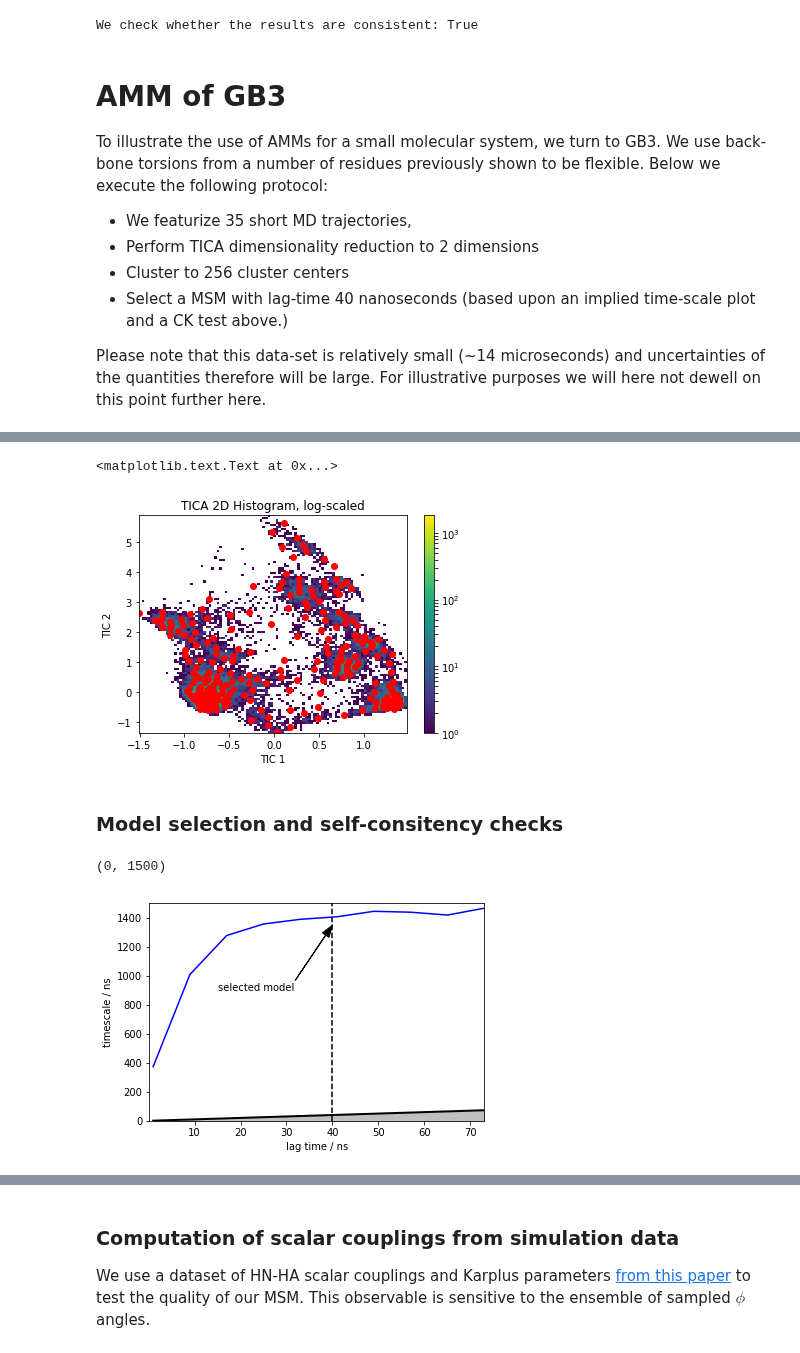
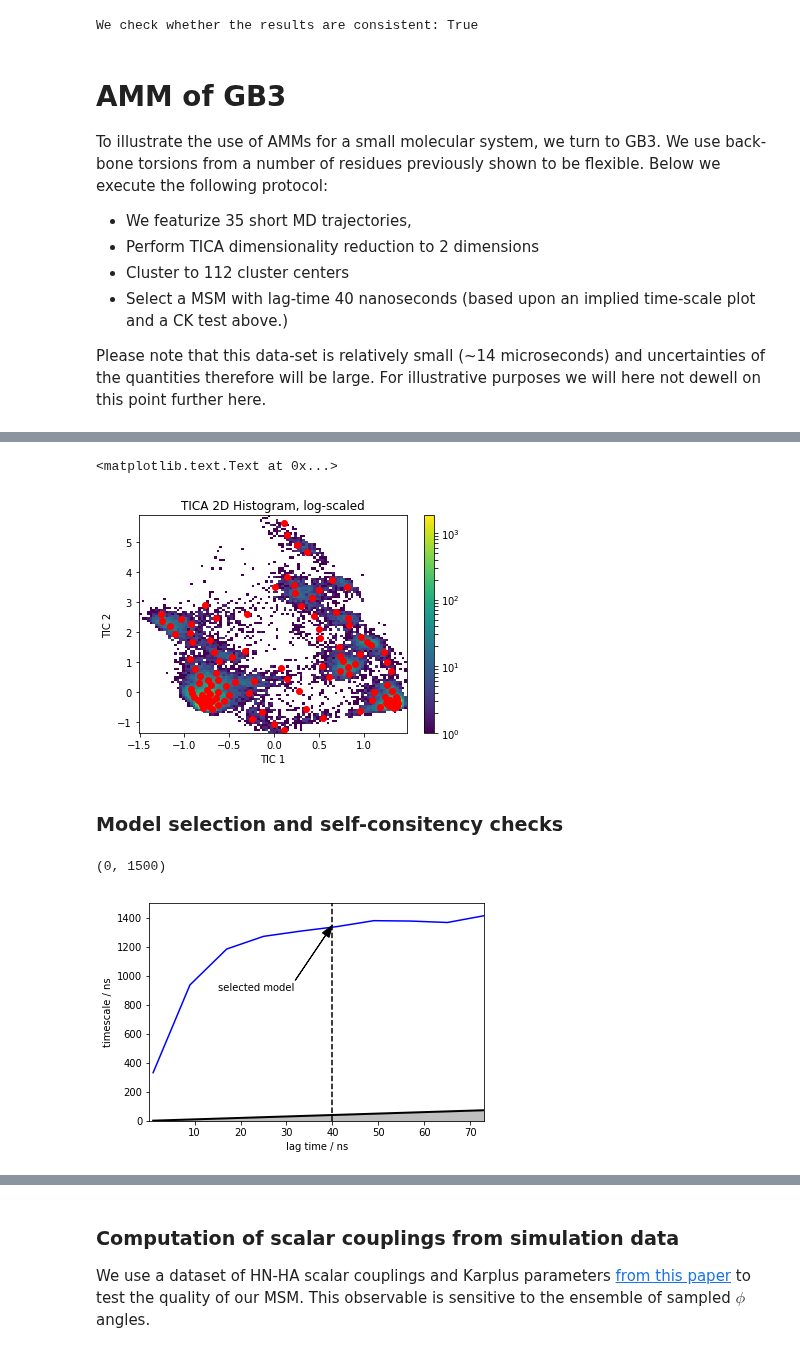
Before and after one commit to markovmodel/PyEMMA_IPython, a Jupyter notebook: methods/amm/augmented_markov_model_walkthrough.ipynb, the cells around one changed output, grey strips where cells are left out. Drawn from its saved outputs; the diff is of its cells as text; code cells hidden in the pictures.

```diff
--- a/methods/amm/augmented_markov_model_walkthrough.ipynb
+++ b/methods/amm/augmented_markov_model_walkthrough.ipynb
@@ -183,7 +179,7 @@ To illustrate the use of AMMs for a small molecular system, we turn to GB3. We u
 
 * We featurize 35 short MD trajectories,
 * Perform TICA dimensionality reduction to 2 dimensions
-* Cluster to 256 cluster centers
+* Cluster to 112 cluster centers
 * Select a MSM with lag-time 40 nanoseconds (based upon an implied time-scale plot and a CK test above.)
 
 Please note that this data-set is relatively small (~14 microseconds) and uncertainties of the quantities therefore will be large. For illustrative purposes we will here not dewell on this point further here.
@@ -202,7 +198,7 @@ Y = tica_obj.get_output() # get tica coordinates
 # %%
 pe.config.show_progress_bars = False
 Y_all = np.vstack(Y)
-n_clusters = 256 # number of k-means clusters
+n_clusters = 112 # number of k-means clusters
 
 clustering = pe.coordinates.cluster_kmeans(Y, k = n_clusters, max_iter = 100, stride = 10)
 
@@ -222,5 +218,5 @@ plt.title('TICA 2D Histogram, log-scaled')
 <matplotlib.text.Text at 0x...>
-[figure, old version]
+[figure, new version]
 # %% [markdown]
 ### Model selection and self-consitency checks
 # %%
@@ -235,7 +231,7 @@ plt.annotate("selected model", xy=(40, 1350), xytext=(15,900),
 plt.ylim([0,1500])
 # %% [output]
 (0, 1500)
-[figure, old version]
+[figure, new version]
 # %%
 M_gb3 = pe.msm.estimate_markov_model(dtrajs, lag=200)
 # %%
```
Also changed, not shown: parts of 18 cells of this notebook.
